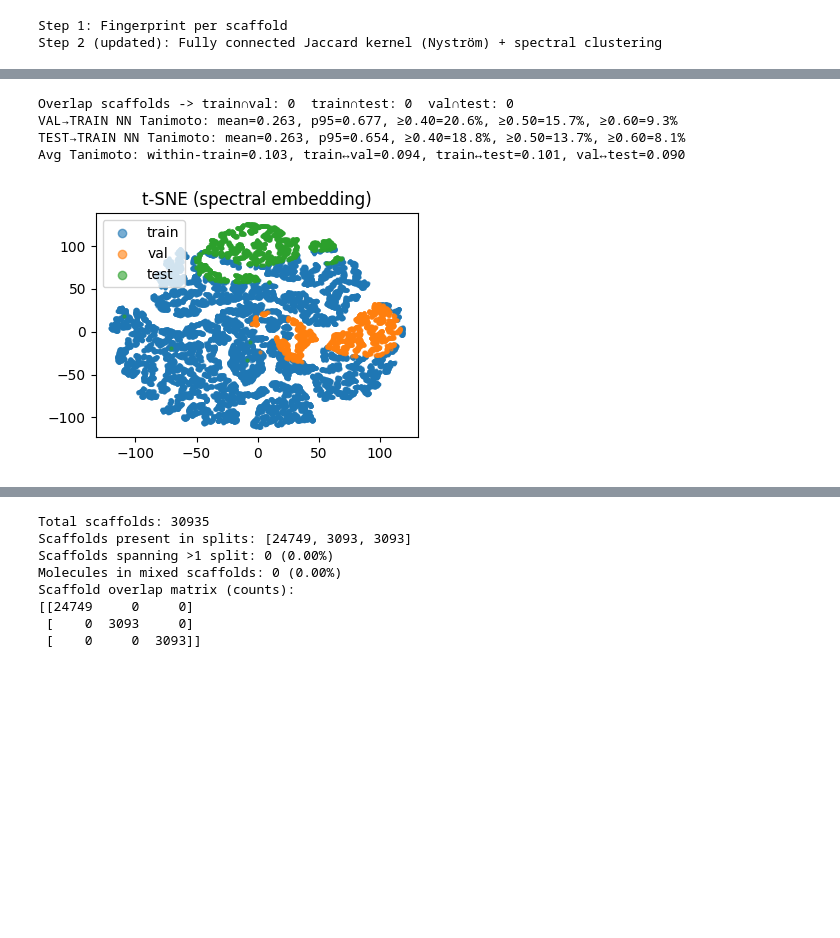
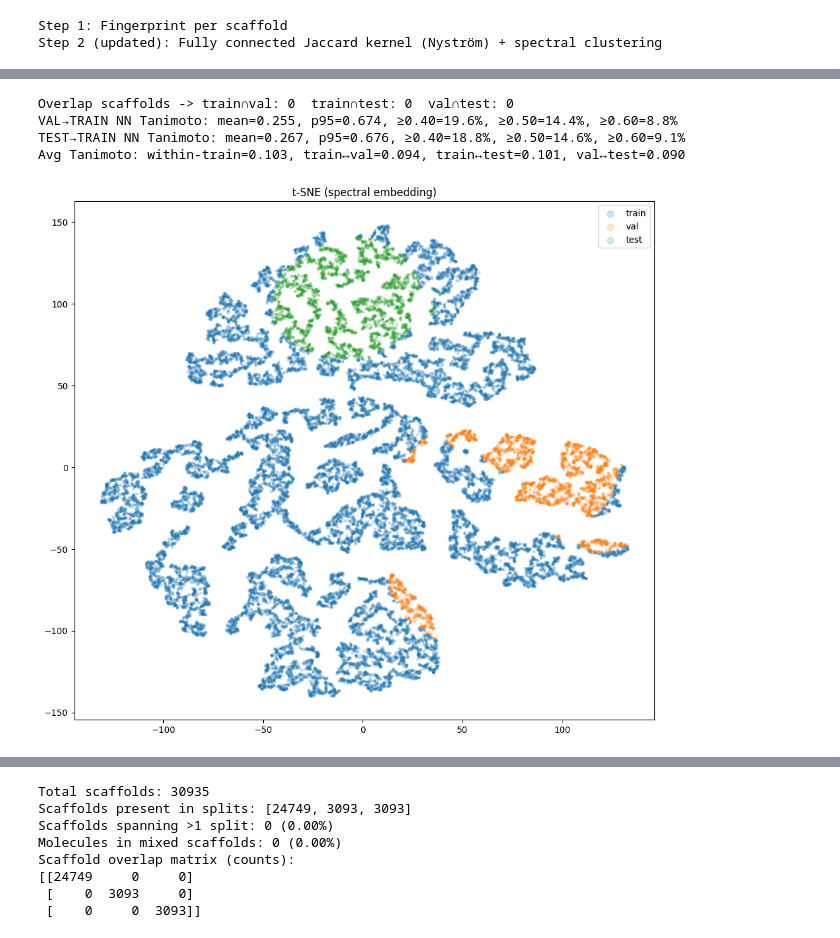
Before and after one commit to ssueron/kin_cnn, a Jupyter notebook: matrix_proteins.ipynb, the cells around one changed output, grey strips where cells are left out. Saved outputs shown, nothing was run; the diff lists cells and outputs as text; code cells hidden in the pictures; blank space fills up the shorter version.

```diff
--- a/matrix_proteins.ipynb
+++ b/matrix_proteins.ipynb
@@ -76,22 +69,32 @@ Step 2 (updated): Fully connected Jaccard kernel (Nyström) + spectral clusterin
 # Identify multi-target scaffolds and protein activity patterns
 from collections import defaultdict
 
-protein_cols = [col for col in df.columns if col != 'smiles']
+def bm_scaf(s):
+    m = Chem.MolFromSmiles(s)
+    if m is None: return None
+    sc = MurckoScaffold.GetScaffoldForMol(m)
+    if sc is None or sc.GetNumAtoms()==0: return None
+    return Chem.MolToSmiles(sc, isomericSmiles=False)
+
+df['scaffold_smiles'] = df['smiles'].map(bm_scaf)
+scaf_id, scaf_vocab = pd.factorize(df['scaffold_smiles'], sort=True)
+df['scaf_id'] = scaf_id
+n_mols = len(df)
+smiles = df['smiles'].values
+
+protein_cols = [c for c in df.columns if c != 'smiles']
+s = df['scaffold_smiles']
 scaffold_proteins = defaultdict(set)
-protein_scaffolds = defaultdict(set)
+protein_scaffolds = {}
 
-for i, row in df.iterrows():
-    scaffold_idx = next((j for j, scaff_mols in enumerate([scaff_to_idx[s] for s in scaff_smis]) if i in scaff_mols), -1)
-    if scaffold_idx == -1: continue
-    scaffold = scaff_smis[scaffold_idx]
+for p in protein_cols:
+    scafs = pd.unique(s[df[p].notna()])
+    protein_scaffolds[p] = set(scafs)
+    for x in scafs:
+        scaffold_proteins[x].add(p)
 
-    for protein in protein_cols:
-        if pd.notna(row[protein]):
-            scaffold_proteins[scaffold].add(protein)
-            protein_scaffolds[protein].add(scaffold)
-
-multitarget_scaffolds = {s: proteins for s, proteins in scaffold_proteins.items() if len(proteins) > 1}
-protein_scaffold_counts = {p: len(scaffolds) for p, scaffolds in protein_scaffolds.items()}
+multitarget_scaffolds = {x: v for x, v in scaffold_proteins.items() if len(v) > 1}
+protein_scaffold_counts = {p: len(v) for p, v in protein_scaffolds.items()}
 print(f"Multi-target scaffolds: {len(multitarget_scaffolds)} / {len(scaff_smis)}")
 print(f"Proteins with <5 scaffolds: {sum(1 for c in protein_scaffold_counts.values() if c < 5)}")
 # %% [output]
@@ -213,6 +220,5 @@ plt.show()
 # %%
 # Overlap & leakage stats + t-SNE (using scaffold reps X, spectral emb. Y, and split labels 0/1/2)
-
 import numpy as np
 from pynndescent import NNDescent
 from sklearn.manifold import TSNE
@@ -240,39 +246,39 @@ def avg_tanimoto_pairs(A, B, m=79482, rng=rng):
     a, b = A[ai], B[bi]
     inter = np.logical_and(a, b).sum(axis=1)
     union = np.logical_or(a, b).sum(axis=1); union[union==0]=1
     return float((inter/union).mean())
 def avg_tanimoto_within(A, m=79482, rng=rng):
     n = len(A); i = rng.integers(n, size=m); j = rng.integers(n, size=m); msk = i!=j
     a, b = A[i[msk]], A[j[msk]]
     inter = np.logical_and(a, b).sum(axis=1)
     union = np.logical_or(a, b).sum(axis=1); union[union==0]=1
     return float((inter/union).mean())
 within_train = avg_tanimoto_within(X_train)
 train_val = avg_tanimoto_pairs(X_train, X_val)
 train_test = avg_tanimoto_pairs(X_train, X_test)
 val_test = avg_tanimoto_pairs(X_val, X_test)
 print(f"Avg Tanimoto: within-train={within_train:.3f}, train↔val={train_val:.3f}, train↔test={train_test:.3f}, val↔test={val_test:.3f}")
 
 # 4) t-SNE on spectral embedding (subsample if large)
 n = Y.shape[0]
 keep = min(n, 79482)
 idx = rng.choice(n, size=keep, replace=False) if n>keep else np.arange(n)
-Z = TSNE(n_components=2, init="random", learning_rate="auto", perplexity=30, random_state=0).fit_transform(Y[idx])
+Z = TSNE(n_components=2, init="random", learning_rate="auto", perplexity=50, max_iter=2000, random_state=0).fit_transform(Y[idx])
 splt = split[idx]
-plt.figure(figsize=(4,3))
+plt.figure(figsize=(10,9))
 for s,name in enumerate(["train","val","test"]):
     m = (splt==s)
-    plt.scatter(Z[m,0], Z[m,1], s=4, alpha=0.6, label=name)
+    plt.scatter(Z[m,0], Z[m,1], s=6, alpha=0.2, label=name)
 plt.legend(markerscale=3)
 plt.title("t-SNE (spectral embedding)")
 plt.tight_layout()
 plt.show()
 # %% [output]
 Overlap scaffolds -> train∩val: 0  train∩test: 0  val∩test: 0
-VAL→TRAIN NN Tanimoto: mean=0.263, p95=0.677, ≥0.40=20.6%, ≥0.50=15.7%, ≥0.60=9.3%
-TEST→TRAIN NN Tanimoto: mean=0.263, p95=0.654, ≥0.40=18.8%, ≥0.50=13.7%, ≥0.60=8.1%
+VAL→TRAIN NN Tanimoto: mean=0.255, p95=0.674, ≥0.40=19.6%, ≥0.50=14.4%, ≥0.60=8.8%
+TEST→TRAIN NN Tanimoto: mean=0.267, p95=0.676, ≥0.40=18.8%, ≥0.50=14.6%, ≥0.60=9.1%
 Avg Tanimoto: within-train=0.103, train↔val=0.094, train↔test=0.101, val↔test=0.090
-[figure, old version]
+[figure, new version]
 # %%
 import numpy as np
 
```
Also changed, not shown: parts of 8 cells of this notebook, 19 other files.
